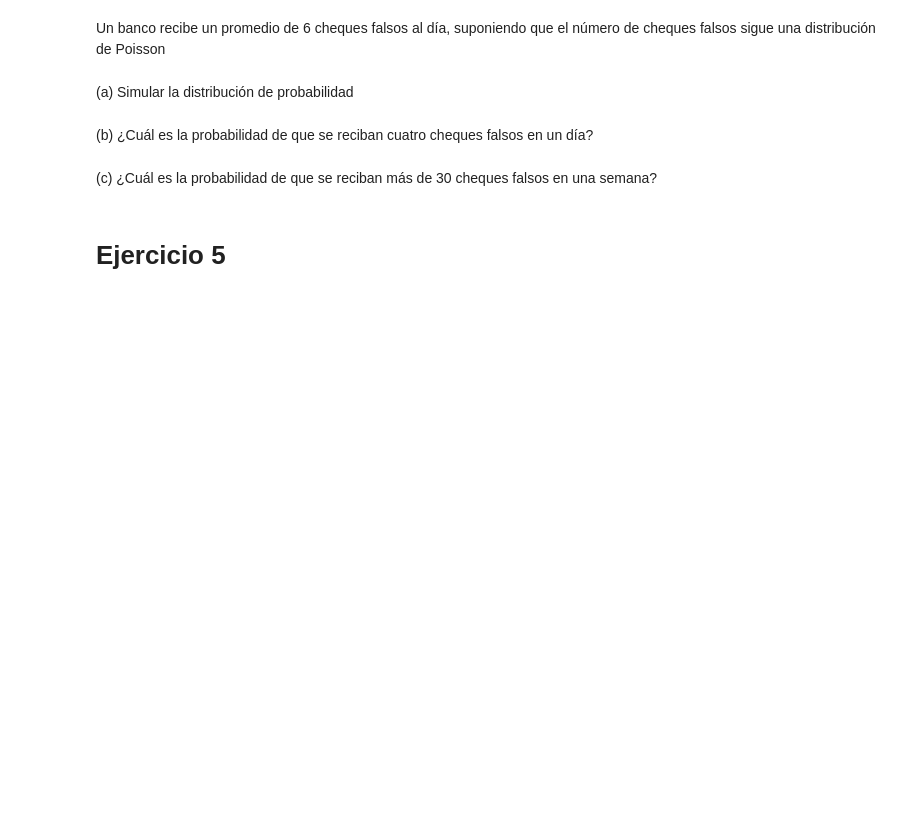
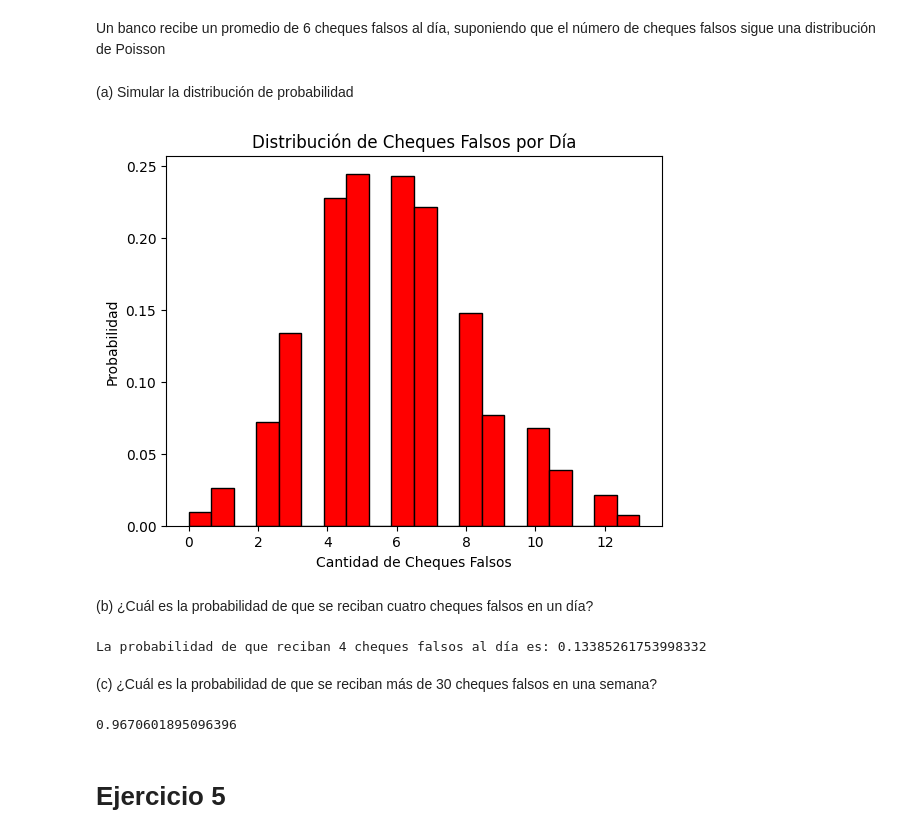
Before and after one commit to Ricardomanuel1/Maestr-a_Ciencia_de_Datos, a Jupyter notebook: ACTIVIDAD_1_Distribuciones_de_probabilidad.ipynb, the cells around one changed output. Drawn from its saved outputs; the diff is of its cells as text; code cells hidden in the pictures; blank space fills up the shorter version.

```diff
--- a/ACTIVIDAD_1_Distribuciones_de_probabilidad.ipynb
+++ b/ACTIVIDAD_1_Distribuciones_de_probabilidad.ipynb
@@ -180,12 +180,36 @@ Un banco recibe un promedio de 6 cheques falsos al día, suponiendo que el núme
 una distribución de Poisson
 # %% [markdown]
 (a)  Simular la distribución de probabilidad
+# %%
+num_dias=1000
+cheques_falsos_dia = np.random.poisson(6, num_dias)
+plt.hist(cheques_falsos_dia, bins=20, density=True, color='red', edgecolor='black')
+plt.title('Distribución de Cheques Falsos por Día')
+plt.xlabel('Cantidad de Cheques Falsos')
+plt.ylabel('Probabilidad')
+plt.show()
+# %% [output]
+[figure, added]
 # %% [markdown]
 (b) ¿Cuál es la probabilidad de
 que se reciban cuatro cheques falsos en un día?
+# %%
+#mu=6
+#k=4
+print('La probabilidad de que reciban 4 cheques falsos al día es:',stats.poisson.pmf(k=4,mu=6))
+# %% [output]
+La probabilidad de que reciban 4 cheques falsos al día es: 0.13385261753998332
 # %% [markdown]
  (c) ¿Cuál es la probabilidad de que se reciban más de 30
 cheques falsos en una semana?
+# %%
+# mu=42
+#P(X>30) = 1-P(X<=30)
+#         = 1-cdf(30)
+
+1-stats.poisson.cdf(k=30,mu=42)
+# %% [output]
+0.9670601895096396
 # %% [markdown]
 # Ejercicio 5
 # %% [markdown]
```
Also changed, not shown: parts of 17 cells of this notebook.
